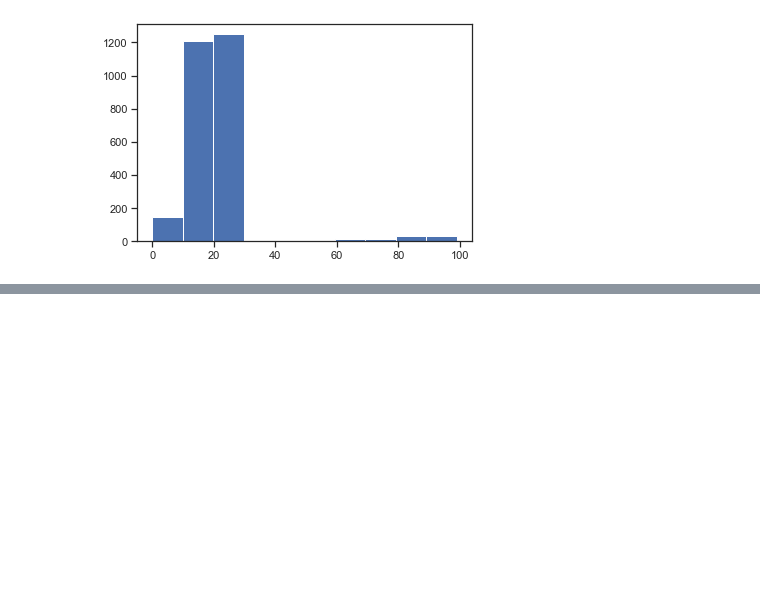
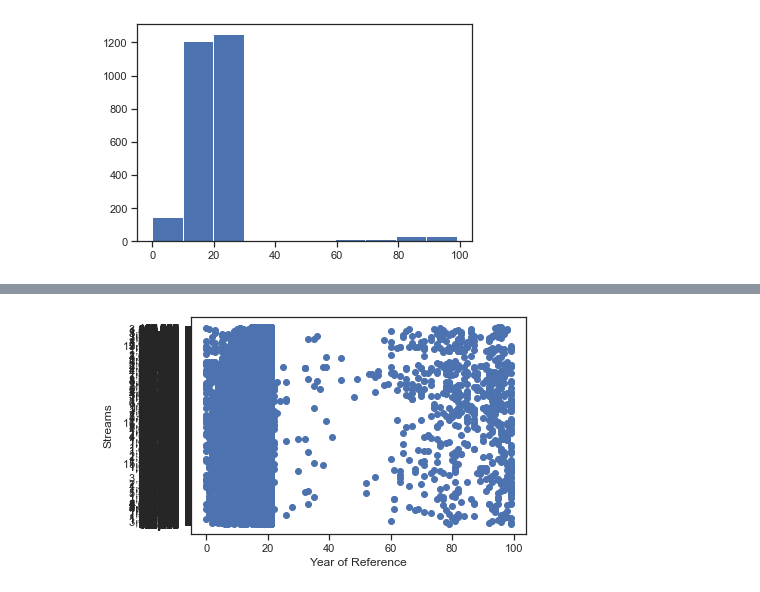
Before and after one commit to LJRollerII/mlc-project-napster, a Jupyter notebook: notebooks/MLC_Project.ipynb, the cells around one changed output, grey strips where cells are left out. Drawn from its saved outputs; the diff is of its cells as text; code cells hidden in the pictures; blank space fills up the shorter version.

```diff
--- a/notebooks/MLC_Project.ipynb
+++ b/notebooks/MLC_Project.ipynb
@@ -926,0 +953,7 @@ plt.show()
+# %%
+plt.scatter(apple_df.Year_of_Reference,apple_df.Streams)
+plt.ylabel('Streams')
+plt.xlabel('Year of Reference')
+plt.show()
+# %% [output]
+[figure, added]
```
Also changed, not shown: parts of 74 cells of this notebook.
